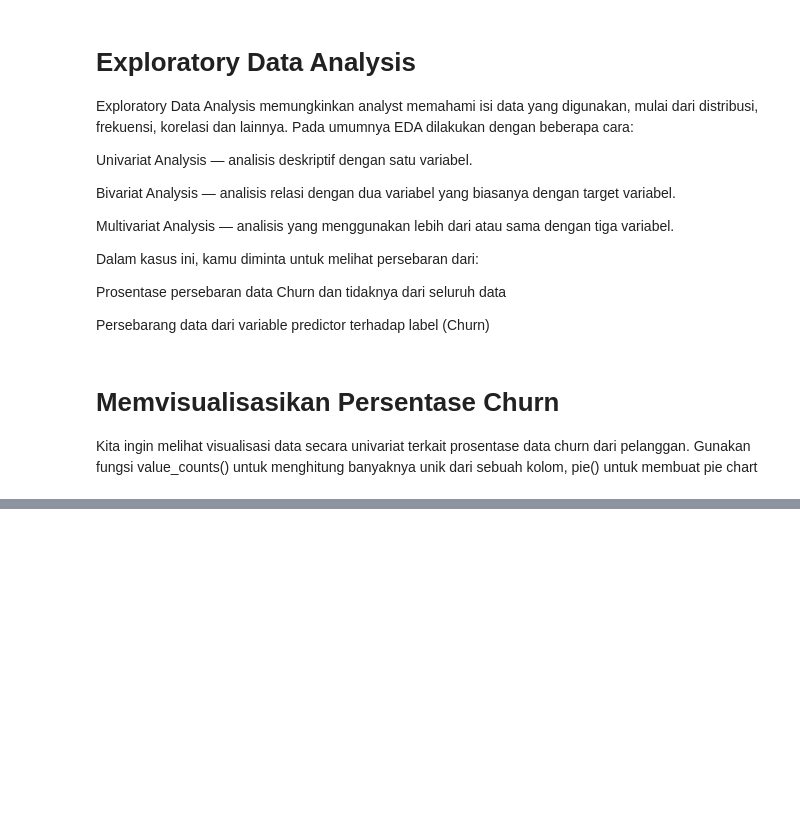
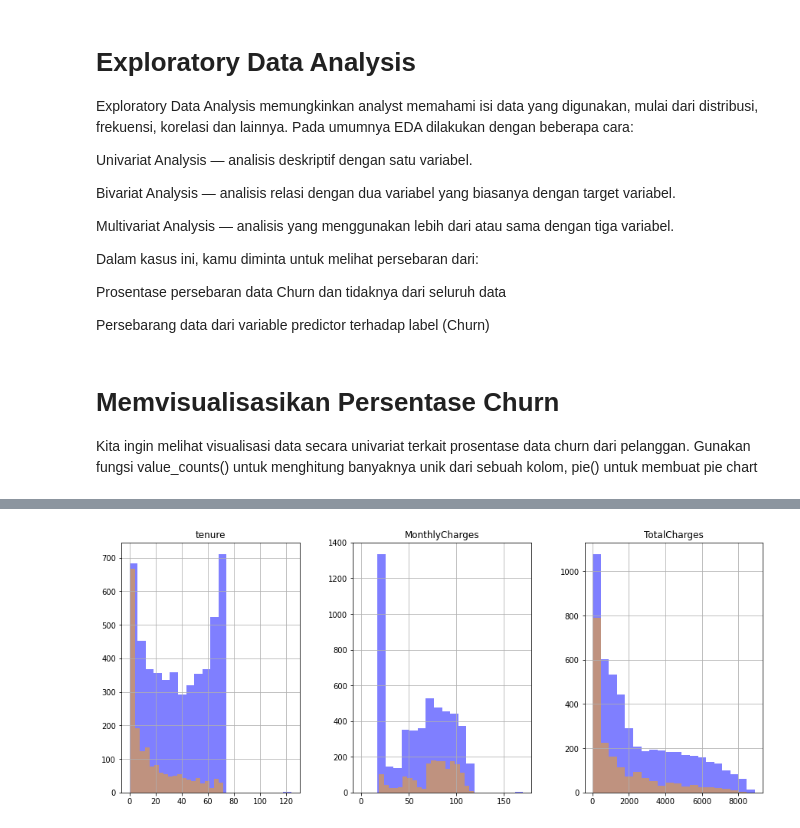
Before and after one commit to adimasmudi/dqlab-data-projects, a Jupyter notebook: customer churn/1/start.ipynb, the cells around one changed output, grey strips where cells are left out. Saved outputs shown, nothing was run; the diff lists cells and outputs as text; code cells hidden in the pictures; blank space fills up the shorter version.

```diff
--- a/customer churn/1/start.ipynb
+++ b/customer churn/1/start.ipynb
@@ -183,0 +190,17 @@ plt.show()
+# %%
+import numpy as np
+import pandas as pd
+import matplotlib.pyplot as plt
+import seaborn as sns
+
+df_load = pd.read_csv('https://storage.googleapis.com/dqlab-dataset/dqlab_telco_final.csv')
+
+#creating bin in chart
+numerical_features = ['tenure','MonthlyCharges','TotalCharges']
+fig, ax = plt.subplots(1, 3, figsize=(15, 6))
+# Use the following code to plot two overlays of histogram per each numerical_features, use a color of blue and orange, respectively
+df_load[df_load.Churn == 'No'][numerical_features].hist(bins=20, color='blue', alpha=0.5, ax=ax)
+df_load[df_load.Churn == 'Yes'][numerical_features].hist(bins=20, color='orange', alpha=0.5, ax=ax)
+plt.show()
+# %% [output]
+[figure, added]
```
Also changed, not shown: parts of 5 cells of this notebook.
